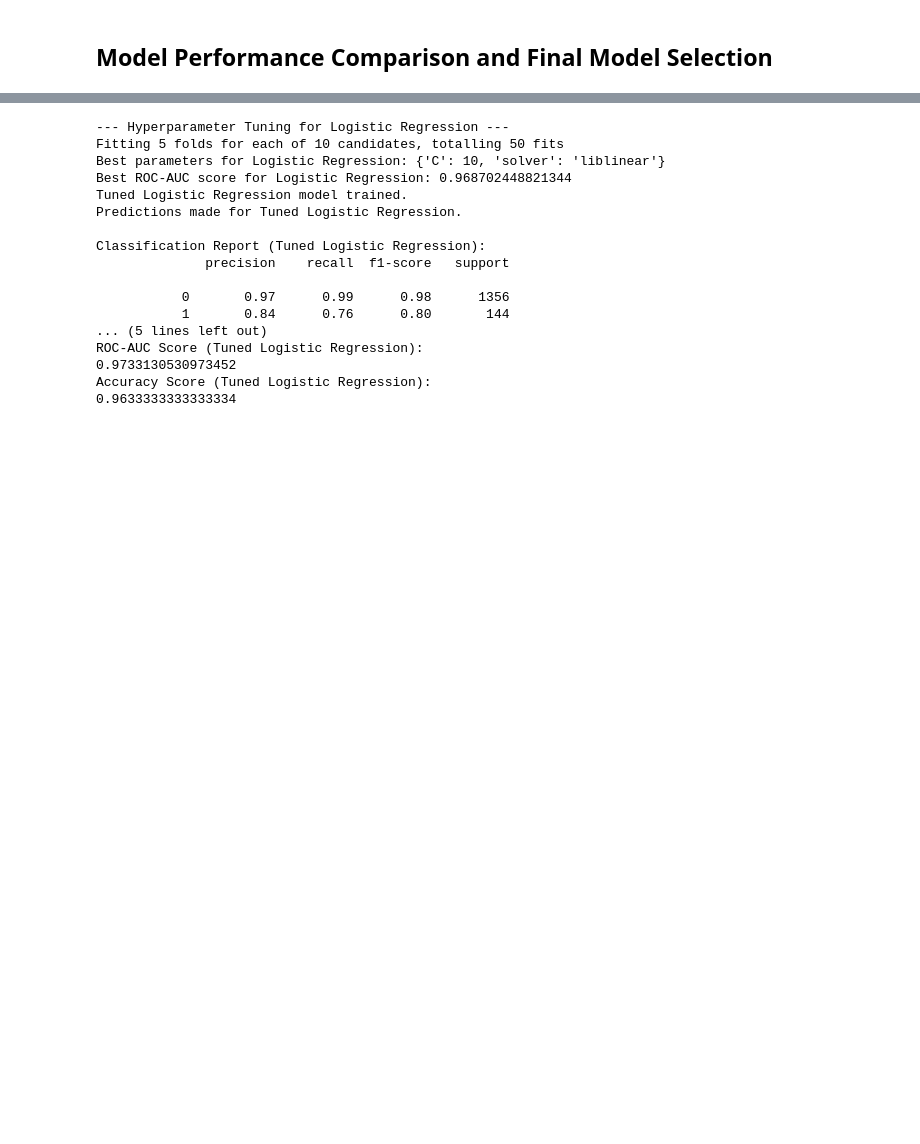
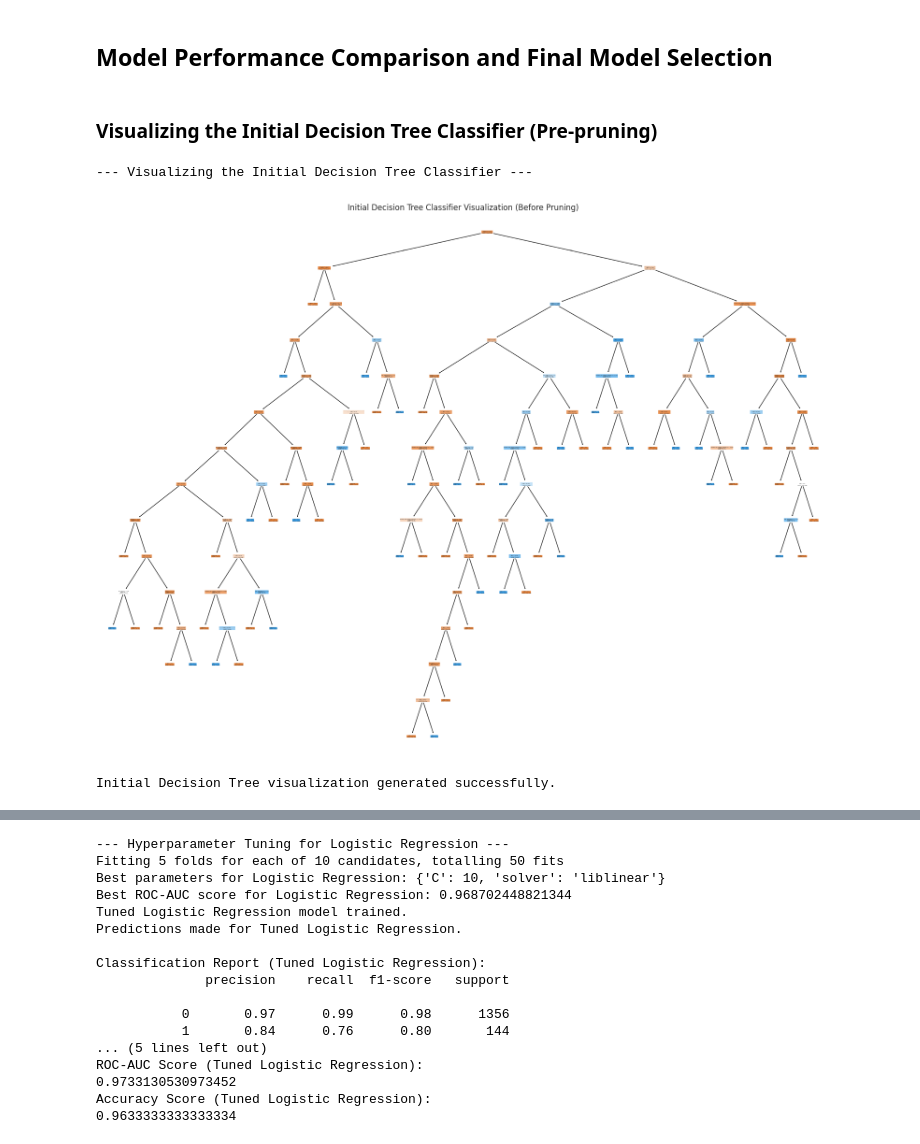
Before and after one commit to gitenterpriseengineer/aiml-program, a Jupyter notebook: AIML_ML_Project_Full_Code_Notebook.ipynb, the cells around one changed output, grey strips where cells are left out. Cells and saved outputs as stored; diff of their text form; code cells hidden in the pictures; blank space fills up the shorter version.

```diff
--- a/AIML_ML_Project_Full_Code_Notebook.ipynb
+++ b/AIML_ML_Project_Full_Code_Notebook.ipynb
@@ -704,3 +758,36 @@ Accuracy Score (Decision Tree Classifier):
 **Model performance will be improved using hyperparameter tuning** and the results compared again
 # %% [markdown]
 ## Model Performance Comparison and Final Model Selection
+# %% [markdown]
+### Visualizing the Initial Decision Tree Classifier (Pre-pruning)
+# %%
+from sklearn.tree import plot_tree
+import matplotlib.pyplot as plt
+
+print("--- Visualizing the Initial Decision Tree Classifier ---")
+
+# Create a figure and axes for the plot with a suitable size
+plt.figure(figsize=(20, 15))
+
+# Use plot_tree to visualize the initial decision_tree_model
+# Feature names are taken from the columns of X_processed_df
+# Class names are set as ['No Loan', 'Loan'] for clarity
+plot_tree(
+    decision_tree_model,
+    feature_names=X_processed_df.columns.tolist(),
+    class_names=['No Loan', 'Loan'],
+    filled=True,
+    rounded=True
+)
+
+# Add a title to the plot
+plt.title('Initial Decision Tree Classifier Visualization (Before Pruning)')
+
+# Display the plot
+plt.show()
+
+print("Initial Decision Tree visualization generated successfully.")
+# %% [output]
+--- Visualizing the Initial Decision Tree Classifier ---
+[figure, added]
+Initial Decision Tree visualization generated successfully.
```
Also changed, not shown: parts of 17 cells of this notebook.
